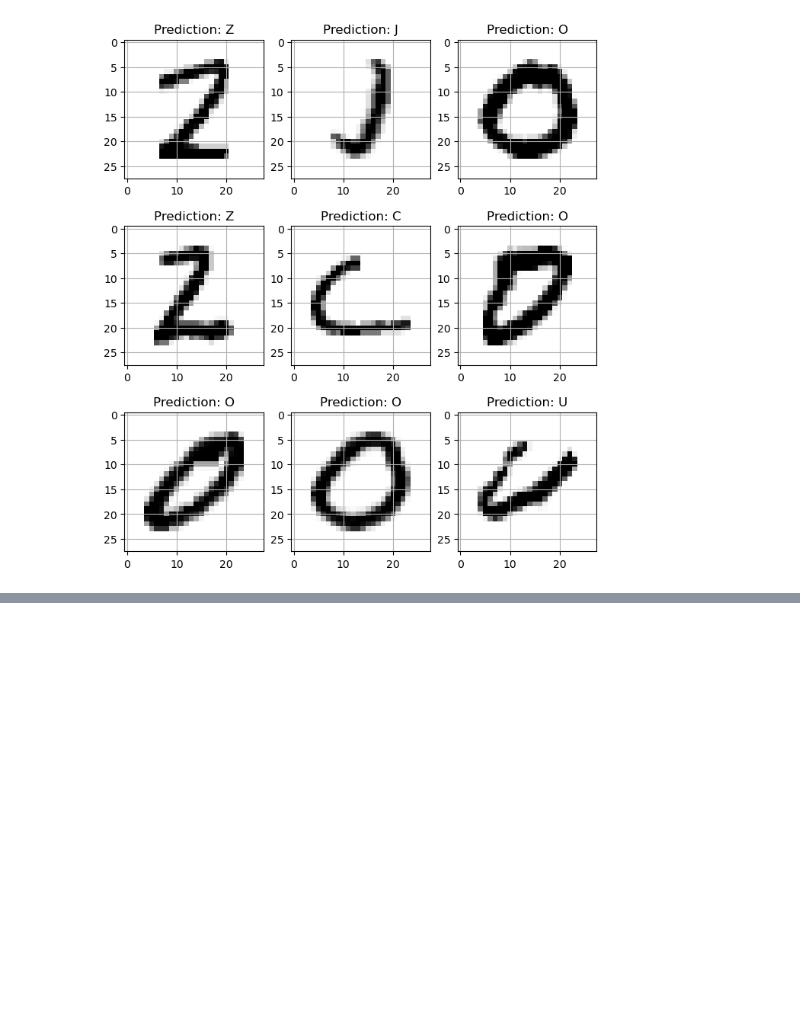
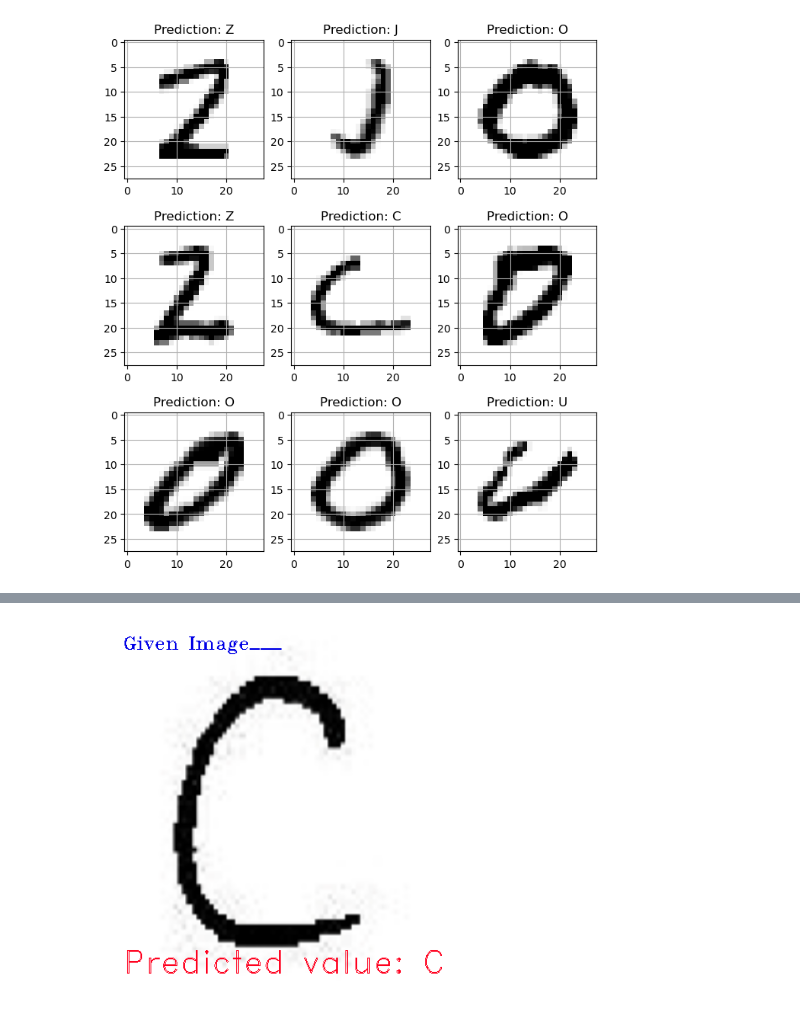
Before and after one commit to arajit010/HandwrittenCharacterRecognition, a Jupyter notebook: Handwritten Character Recognition/Handwritten_model.ipynb, the cells around one changed output, grey strips where cells are left out. Drawn from its saved outputs; the diff is of its cells as text; code cells hidden in the pictures; blank space fills up the shorter version.

Commit message:
external image tested

```diff
--- a/Handwritten Character Recognition/Handwritten_model.ipynb
+++ b/Handwritten Character Recognition/Handwritten_model.ipynb
@@ -162,3 +162,35 @@ for i,ax in enumerate(axes):
     ax.grid()
 # %% [output]
 [figure]
+# %%
+#from google.colab.patches import cv2_imshow
+# Prediction on external image...
+img = cv2.imread(r'img3.png')
+img_copy = cv2.imread(r'img3.png')
+
+
+img = cv2.cvtColor(img, cv2.COLOR_BGR2RGB)
+img = cv2.resize(img, (400,440))
+
+img_copy = cv2.GaussianBlur(img_copy, (7,7), 0)
+img_gray = cv2.cvtColor(img_copy, cv2.COLOR_BGR2GRAY)
+_, img_thresh = cv2.threshold(img_gray, 100, 255, cv2.THRESH_BINARY_INV)
+
+img_final = cv2.resize(img_thresh, (28,28))
+img_final =np.reshape(img_final, (1,28,28,1))
+
+
+img_pred = word_dict[np.argmax(model.predict(img_final))]
+
+cv2.putText(img, "Given Image___ ", (20,25), cv2.FONT_HERSHEY_TRIPLEX, 0.7, color = (0,0,230))
+cv2.putText(img, "Predicted value: " + img_pred, (20,410), cv2.FONT_HERSHEY_DUPLEX, 1.3, color = (255,0,30))
+plt.imshow(img)
+plt.axis('off')
+plt.show()
+
+while (1):
+    k = cv2.waitKey(1) & 0xFF
+    if k == 27:
+        break
+cv2.destroyAllWindows()
+# %% [output]
@@ -164,0 +198 @@ for i,ax in enumerate(axes):
+[figure, added]
```
Also changed, not shown: parts of 1 cell of this notebook.
